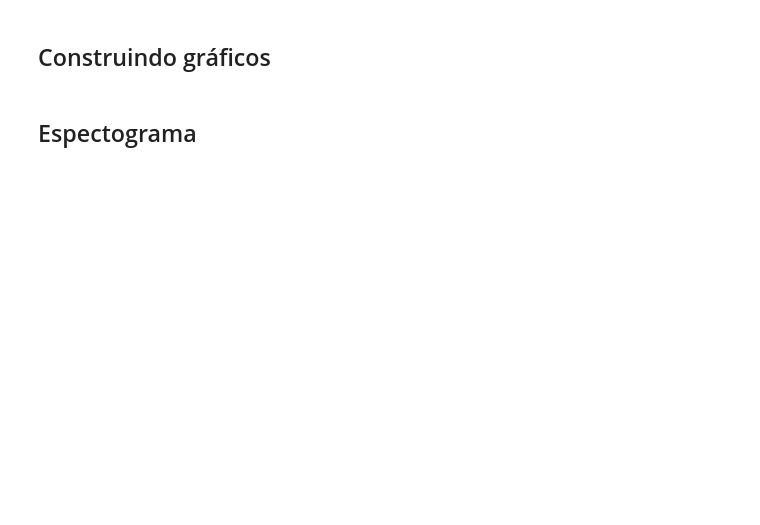
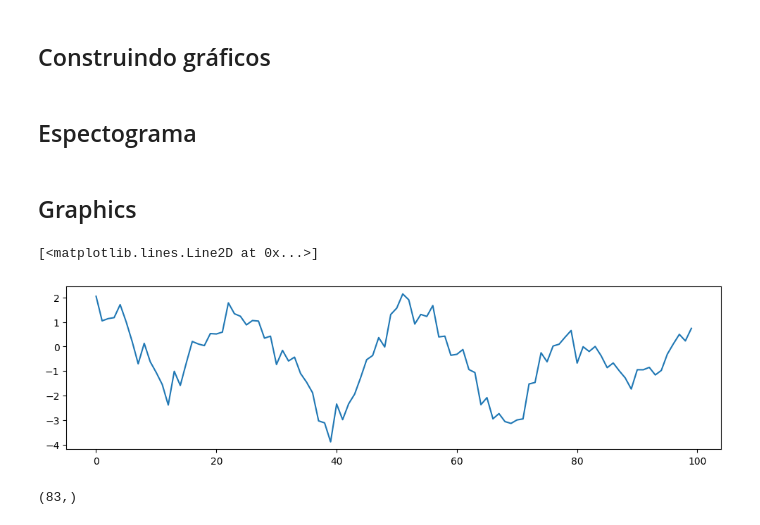
Before and after one commit to fboldt/bearing-fault-diagnosis, a Jupyter notebook: notebook_mafalda.ipynb, the cells around one changed output. Drawn from its saved outputs; the diff is of its cells as text; code cells hidden in the pictures; blank space fills up the shorter version.

Commit message:
starting the mafaulda dataset

```diff
--- a/notebook_mafalda.ipynb
+++ b/notebook_mafalda.ipynb
@@ -392,0 +624,15 @@ print('Olá')
+# %% [markdown]
+## Graphics
+# %%
+import matplotlib.pyplot as plt
+
+filepath = "raw_mafaulda_matlab/B_O_0_0.mat"
+data = read_matlab_file(filepath)
+data = data['Underhang_Radial']
+data = data[:, :100][0]
+df = pd.DataFrame(data)
+plt.figure(figsize=(12, 3))
+plt.plot(df)
+# %% [output]
+[<matplotlib.lines.Line2D at 0x...>]
+[figure, added]
@@ -392,0 +646,5 @@ print('Olá')
+# %%
+resampled_data = downsample(data, 11, 9)
+resampled_data.shape
+# %% [output]
+(83,)
```
Also changed, not shown: parts of 26 cells of this notebook.
